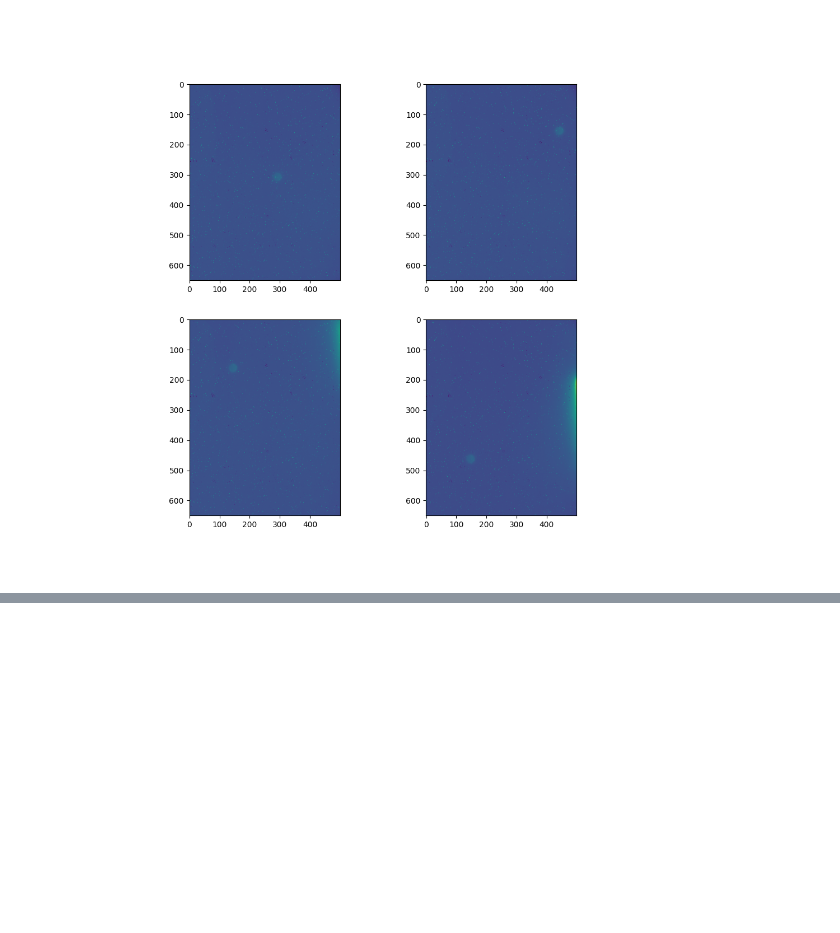
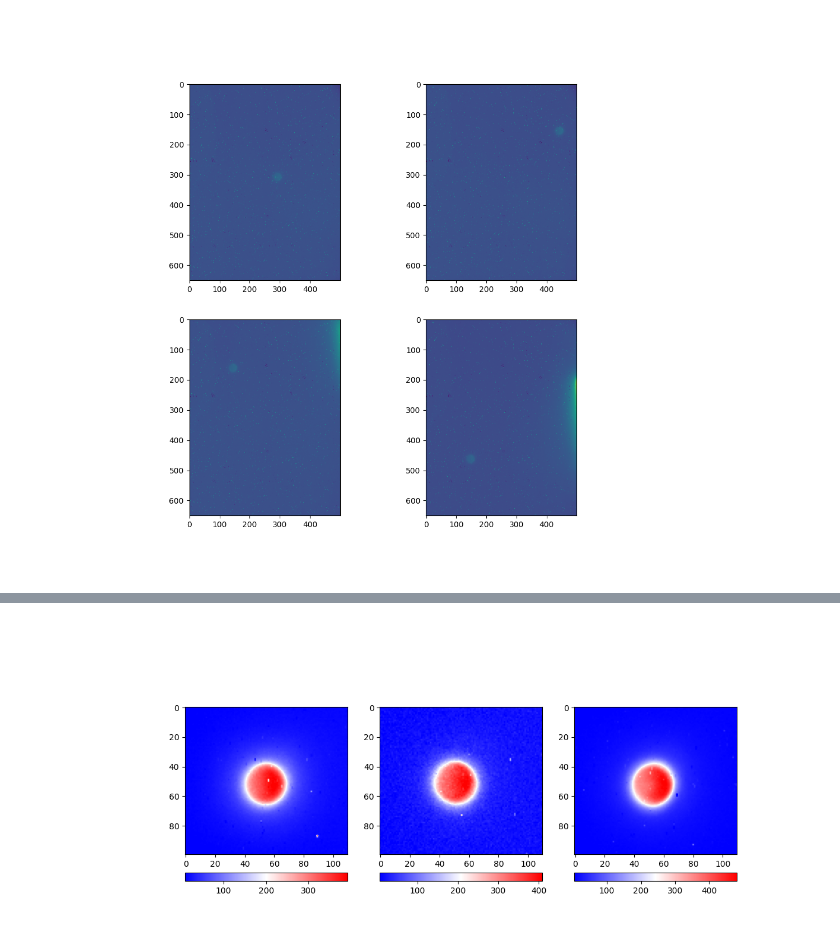
Before and after one commit to avi-patel1/ASTR257_2024, a Jupyter notebook: Project 3--Neptune AO/Titan_AO.ipynb, the cells around one changed output, grey strips where cells are left out. Cells and saved outputs as stored; diff of their text form; code cells hidden in the pictures; blank space fills up the shorter version.

```diff
--- a/Project 3--Neptune AO/Titan_AO.ipynb
+++ b/Project 3--Neptune AO/Titan_AO.ipynb
@@ -204,0 +286,4 @@ plot_ditherings(dither_feII_1, dither_feII_2, dither_feII)
+# %%
+plot_ditherings(dither_jch4, dither_kch4,dither_feII)
+# %% [output]
+[figure, added]
```
Also changed, not shown: parts of 22 cells of this notebook, 4 other files.
